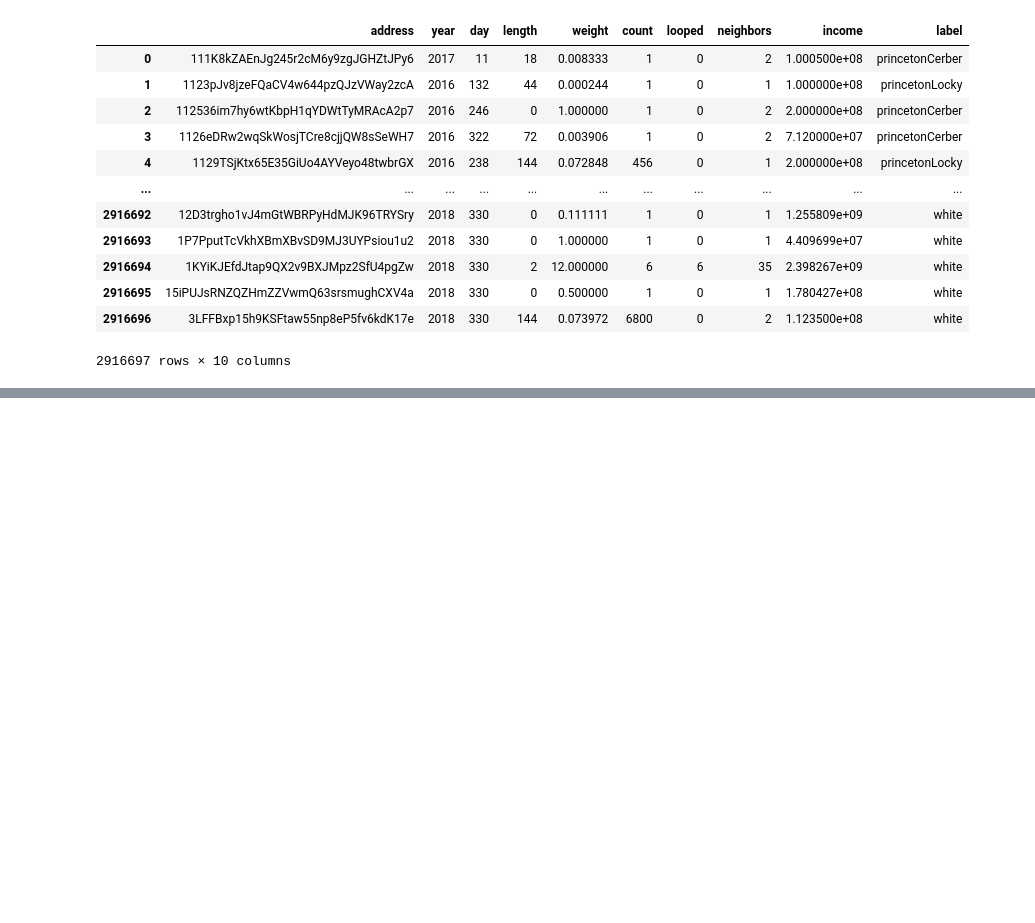
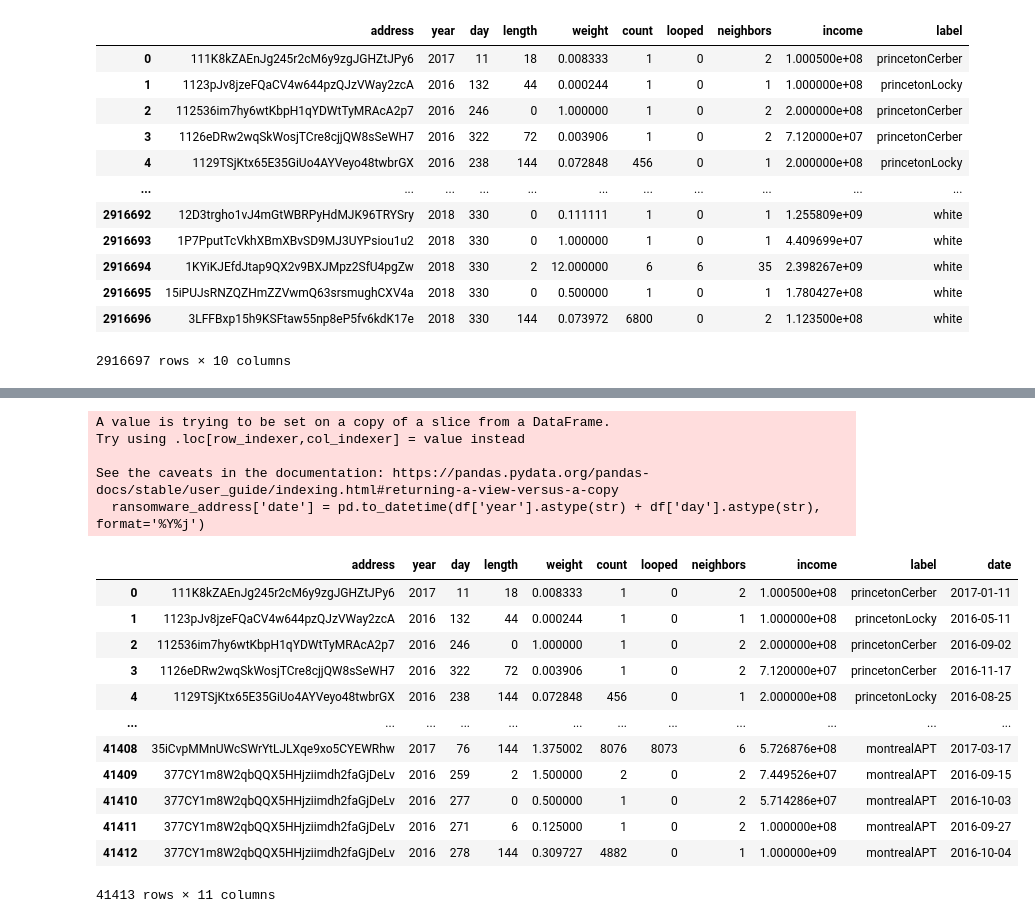
Before and after one commit to maraj09/thesis, a Jupyter notebook: thesis_time_series_analysis.ipynb, the cells around one changed output, grey strips where cells are left out. Saved outputs shown, nothing was run; the diff lists cells and outputs as text; code cells hidden in the pictures; blank space fills up the shorter version.

```diff
--- a/thesis_time_series_analysis.ipynb
+++ b/thesis_time_series_analysis.ipynb
@@ -205,0 +157,22 @@ See the caveats in the documentation: https://pandas.pydata.org/pandas-docs/stab
+# %%
+ransomware_address['date'] = pd.to_datetime(df['year'].astype(str) + df['day'].astype(str), format='%Y%j')
+ransomware_address
+# %% [output]
+A value is trying to be set on a copy of a slice from a DataFrame.
+Try using .loc[row_indexer,col_indexer] = value instead
+
+See the caveats in the documentation: https://pandas.pydata.org/pandas-docs/stable/user_guide/indexing.html#returning-a-view-versus-a-copy
+  ransomware_address['date'] = pd.to_datetime(df['year'].astype(str) + df['day'].astype(str), format='%Y%j')
+|  | address | year | day | length | weight | count | looped | neighbors | income | label | date |
+| 0 | 111K8kZAEnJg245r2cM6y9zgJGHZtJPy6 | 2017 | 11 | 18 | 0.008333 | 1 | 0 | 2 | 1.000500e+08 | princetonCerber | 2017-01-11 |
+| 1 | 1123pJv8jzeFQaCV4w644pzQJzVWay2zcA | 2016 | 132 | 44 | 0.000244 | 1 | 0 | 1 | 1.000000e+08 | princetonLocky | 2016-05-11 |
+| 2 | 112536im7hy6wtKbpH1qYDWtTyMRAcA2p7 | 2016 | 246 | 0 | 1.000000 | 1 | 0 | 2 | 2.000000e+08 | princetonCerber | 2016-09-02 |
+| 3 | 1126eDRw2wqSkWosjTCre8cjjQW8sSeWH7 | 2016 | 322 | 72 | 0.003906 | 1 | 0 | 2 | 7.120000e+07 | princetonCerber | 2016-11-17 |
+| 4 | 1129TSjKtx65E35GiUo4AYVeyo48twbrGX | 2016 | 238 | 144 | 0.072848 | 456 | 0 | 1 | 2.000000e+08 | princetonLocky | 2016-08-25 |
+| ... | ... | ... | ... | ... | ... | ... | ... | ... | ... | ... | ... |
+| 41408 | 35iCvpMMnUWcSWrYtLJLXqe9xo5CYEWRhw | 2017 | 76 | 144 | 1.375002 | 8076 | 8073 | 6 | 5.726876e+08 | montrealAPT | 2017-03-17 |
+| 41409 | 377CY1m8W2qbQQX5HHjziimdh2faGjDeLv | 2016 | 259 | 2 | 1.500000 | 2 | 0 | 2 | 7.449526e+07 | montrealAPT | 2016-09-15 |
+| 41410 | 377CY1m8W2qbQQX5HHjziimdh2faGjDeLv | 2016 | 277 | 0 | 0.500000 | 1 | 0 | 2 | 5.714286e+07 | montrealAPT | 2016-10-03 |
+| 41411 | 377CY1m8W2qbQQX5HHjziimdh2faGjDeLv | 2016 | 271 | 6 | 0.125000 | 1 | 0 | 2 | 1.000000e+08 | montrealAPT | 2016-09-27 |
+| 41412 | 377CY1m8W2qbQQX5HHjziimdh2faGjDeLv | 2016 | 278 | 144 | 0.309727 | 4882 | 0 | 1 | 1.000000e+09 | montrealAPT | 2016-10-04 |
+41413 rows × 11 columns
```
Also changed, not shown: parts of 14 cells of this notebook.
